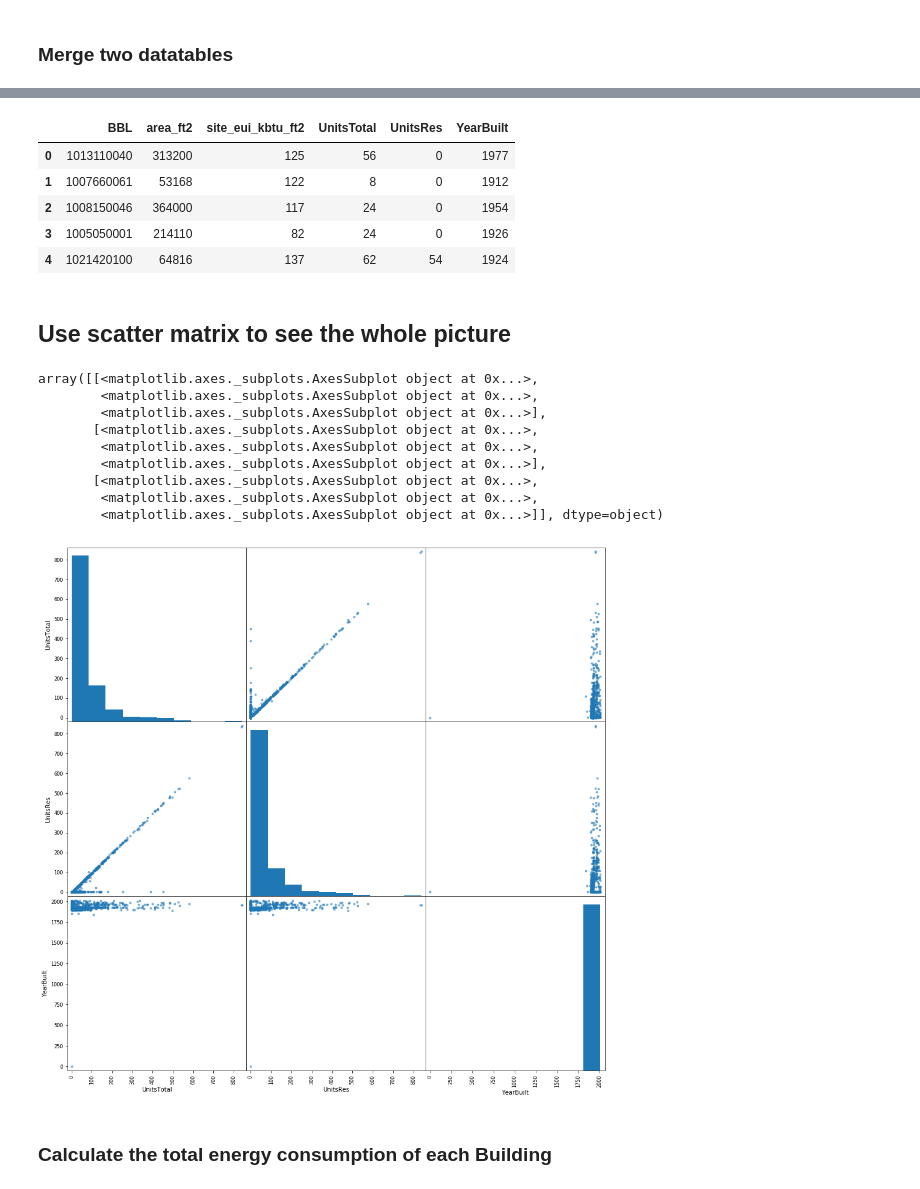
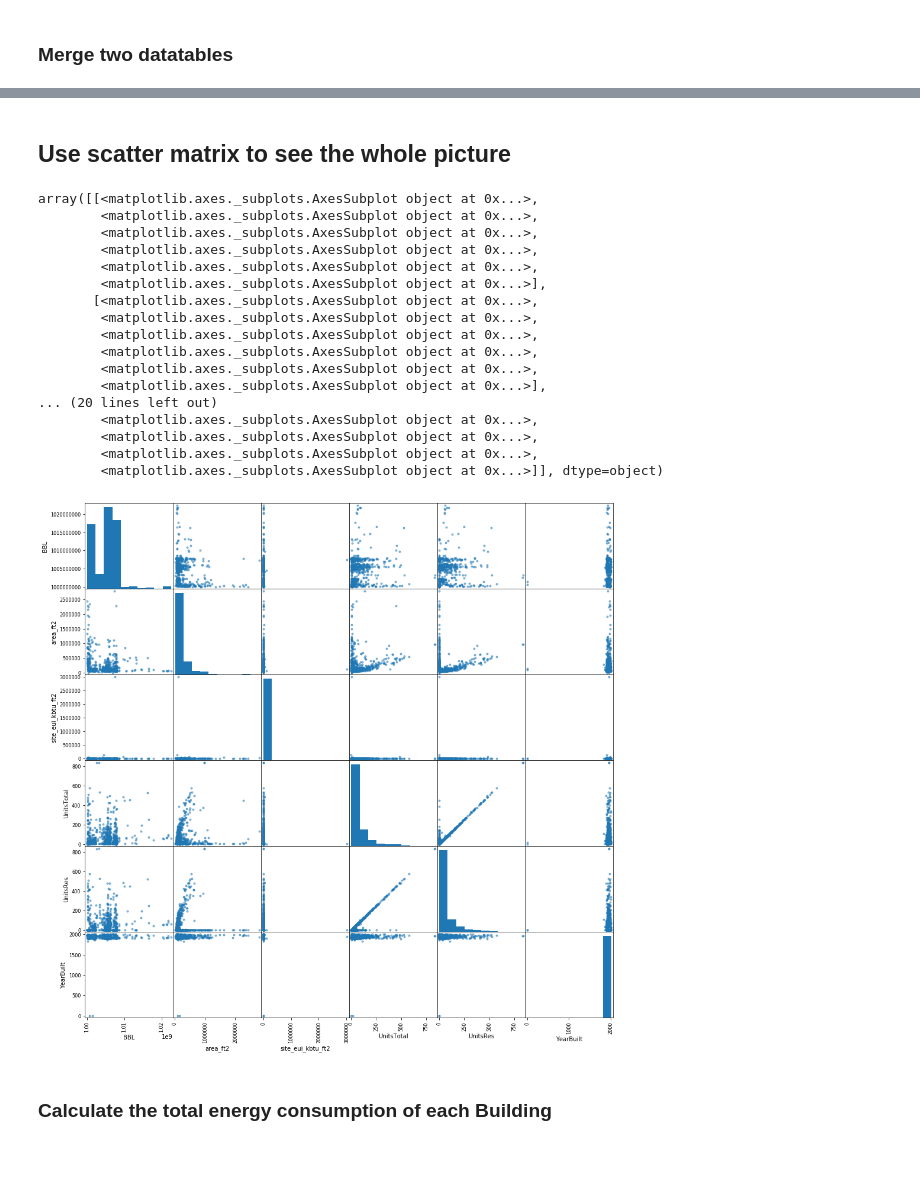
Before and after one commit to picniclin/PUI2017_yl5240, a Jupyter notebook: HW6_yl5240/HW6_Assignment.ipynb, the cells around one changed output, grey strips where cells are left out. Saved outputs shown, nothing was run; the diff lists cells and outputs as text; code cells hidden in the pictures; blank space fills up the shorter version.

```diff
--- a/HW6_yl5240/HW6_Assignment.ipynb
+++ b/HW6_yl5240/HW6_Assignment.ipynb
@@ -143,0 +171,4 @@ nrg1.head()
+# %%
+# after cleaning, the index needs reset
+nrg2.reset_index(drop = True, inplace = True)
+nrg2.head()
@@ -162,6 +201,6 @@ mhp1.describe()
 # %% [markdown]
 ### Merge two datatables
 # %%
-m = pd.merge(nrg1, mhp1, how = 'inner' )
+m = pd.merge(nrg2, mhp1, how = 'inner' )
 m.head()
 # %% [output]
@@ -192,4 +212,0 @@ for i in nrg1.iloc[1,:]:
-# %%
-## merge again
-m = pd.merge(nrg1, mhp1, how = 'inner')
-m.head()
@@ -219,31 +229,28 @@ m.describe()
-# %%
-## energy star score, lot area are interesting, but we don't need them this time
-m = m.drop(['energy_star_score', 'LotArea'], axis = 1)
-m.head()
-# %% [output]
-|  | BBL | area_ft2 | site_eui_kbtu_ft2 | UnitsTotal | UnitsRes | YearBuilt |
-| 0 | 1013110040 | 313200 | 125 | 56 | 0 | 1977 |
-| 1 | 1007660061 | 53168 | 122 | 8 | 0 | 1912 |
-| 2 | 1008150046 | 364000 | 117 | 24 | 0 | 1954 |
-| 3 | 1005050001 | 214110 | 82 | 24 | 0 | 1926 |
-| 4 | 1021420100 | 64816 | 137 | 62 | 54 | 1924 |
 # %% [markdown]
 ## Use scatter matrix to see the whole picture
 # %%
 from pandas.tools.plotting import scatter_matrix
-scatter_matrix(m1, figsize = (16, 16))
+scatter_matrix(m, figsize = (16, 16))
 ## what happen?
 # %% [output]
 array([[<matplotlib.axes._subplots.AxesSubplot object at 0x...>,
+        <matplotlib.axes._subplots.AxesSubplot object at 0x...>,
+        <matplotlib.axes._subplots.AxesSubplot object at 0x...>,
+        <matplotlib.axes._subplots.AxesSubplot object at 0x...>,
         <matplotlib.axes._subplots.AxesSubplot object at 0x...>,
         <matplotlib.axes._subplots.AxesSubplot object at 0x...>],
        [<matplotlib.axes._subplots.AxesSubplot object at 0x...>,
         <matplotlib.axes._subplots.AxesSubplot object at 0x...>,
+        <matplotlib.axes._subplots.AxesSubplot object at 0x...>,
+        <matplotlib.axes._subplots.AxesSubplot object at 0x...>,
+        <matplotlib.axes._subplots.AxesSubplot object at 0x...>,
         <matplotlib.axes._subplots.AxesSubplot object at 0x...>],
-       [<matplotlib.axes._subplots.AxesSubplot object at 0x...>,
+... (20 lines left out)
+        <matplotlib.axes._subplots.AxesSubplot object at 0x...>,
+        <matplotlib.axes._subplots.AxesSubplot object at 0x...>,
         <matplotlib.axes._subplots.AxesSubplot object at 0x...>,
         <matplotlib.axes._subplots.AxesSubplot object at 0x...>]], dtype=object)
-[figure, old version]
+[figure, new version]
 # %% [markdown]
 ### Calculate the total energy consumption of each Building
 # %%
```
Also changed, not shown: parts of 52 cells of this notebook.
